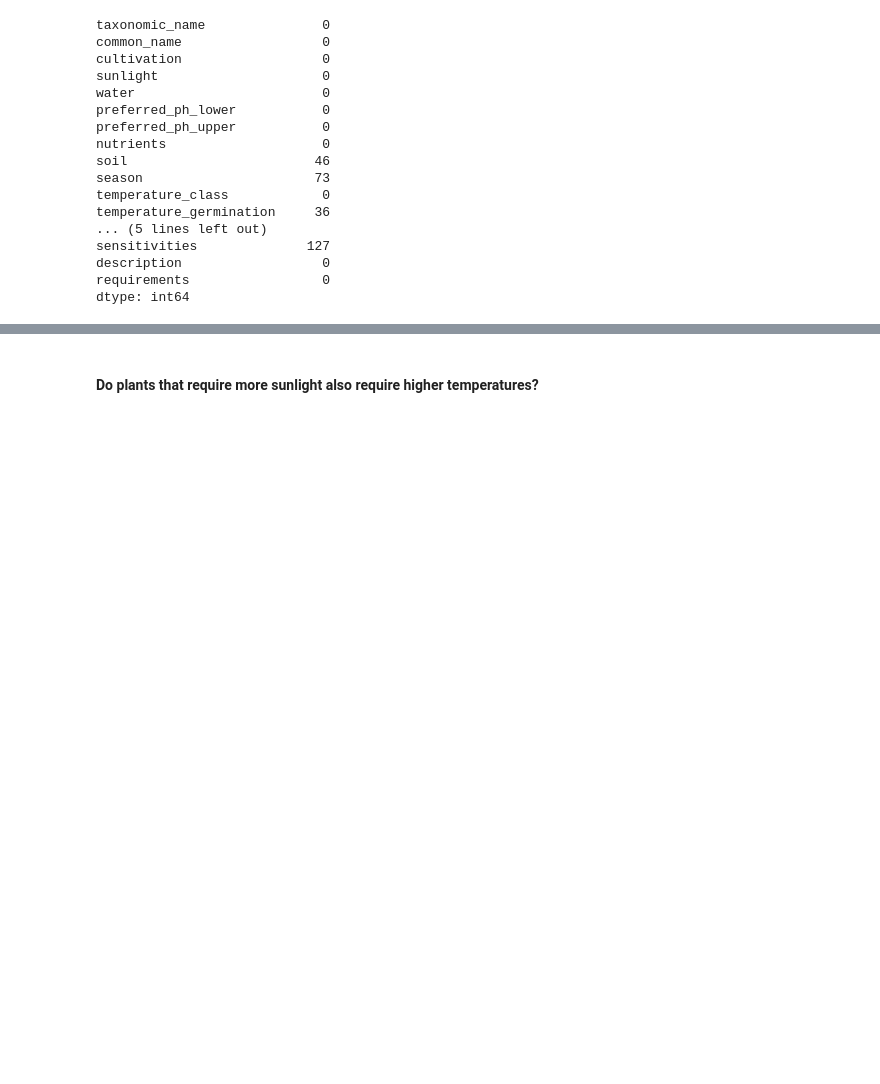
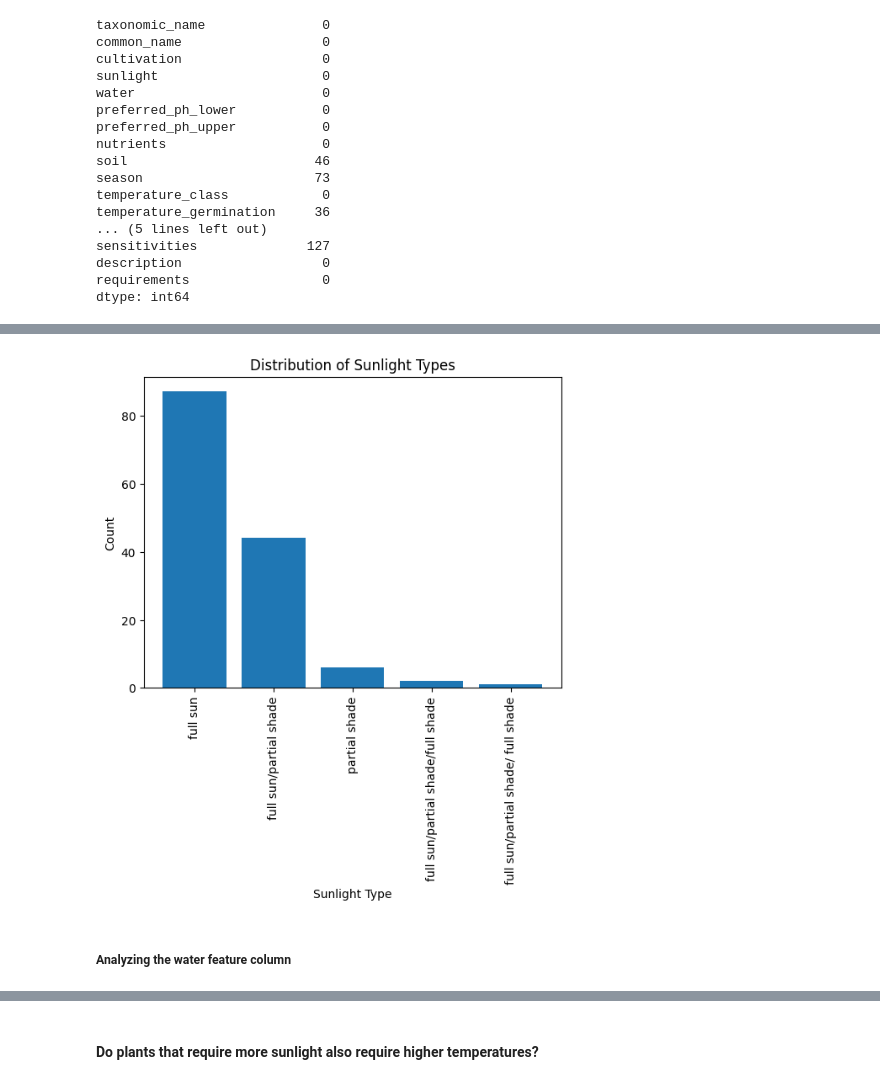
Before and after one commit to aaditbaldha2002/TidyTuesday_challenges, a Jupyter notebook: 2026/2026-02-03/eda.ipynb, the cells around one changed output, grey strips where cells are left out. Drawn from its saved outputs; the diff is of its cells as text; code cells hidden in the pictures; blank space fills up the shorter version.

```diff
--- a/2026/2026-02-03/eda.ipynb
+++ b/2026/2026-02-03/eda.ipynb
@@ -80,0 +124,4 @@ dtype: int64
+# %%
+dataset['sunlight'] = dataset['sunlight'].str.lower()
+# %%
+dataset[dataset['sunlight']=='full sun/partial shade/ full shade']['sunlight']='full sun/partial shade/full shade'
@@ -80,0 +144,11 @@ dtype: int64
+# %%
+plt.bar(dataset['sunlight'].value_counts().index, dataset['sunlight'].value_counts().values)
+plt.xlabel('Sunlight Type')
+plt.ylabel('Count')
+plt.title('Distribution of Sunlight Types')
+plt.xticks(rotation=90)
+plt.show()
+# %% [output]
+[figure, added]
+# %% [markdown]
+##### Analyzing the water feature column
```
Also changed, not shown: parts of 24 cells of this notebook.
